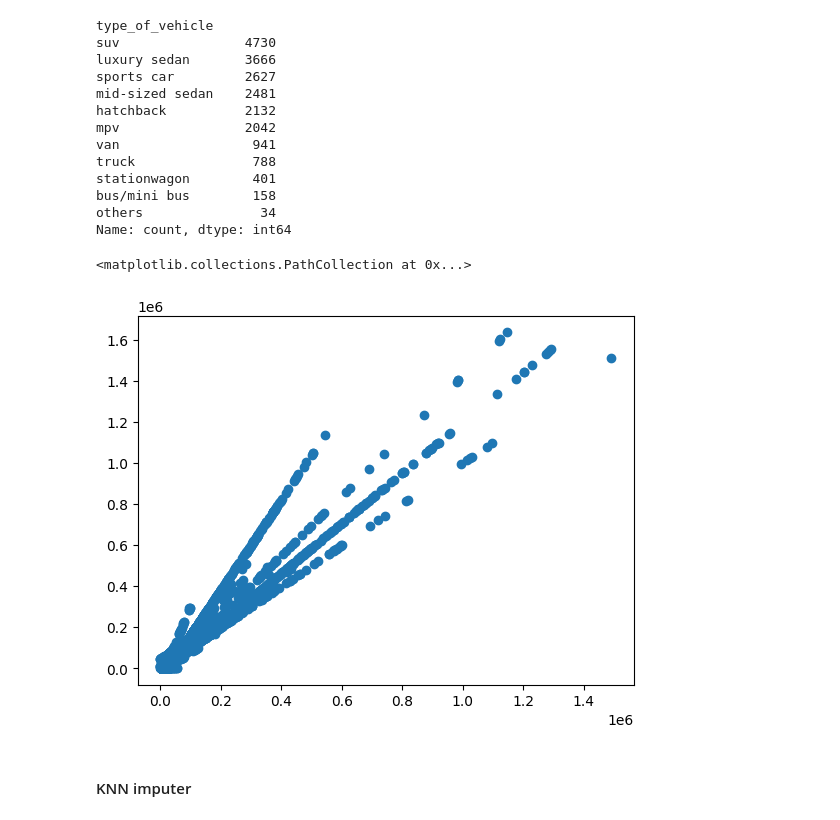
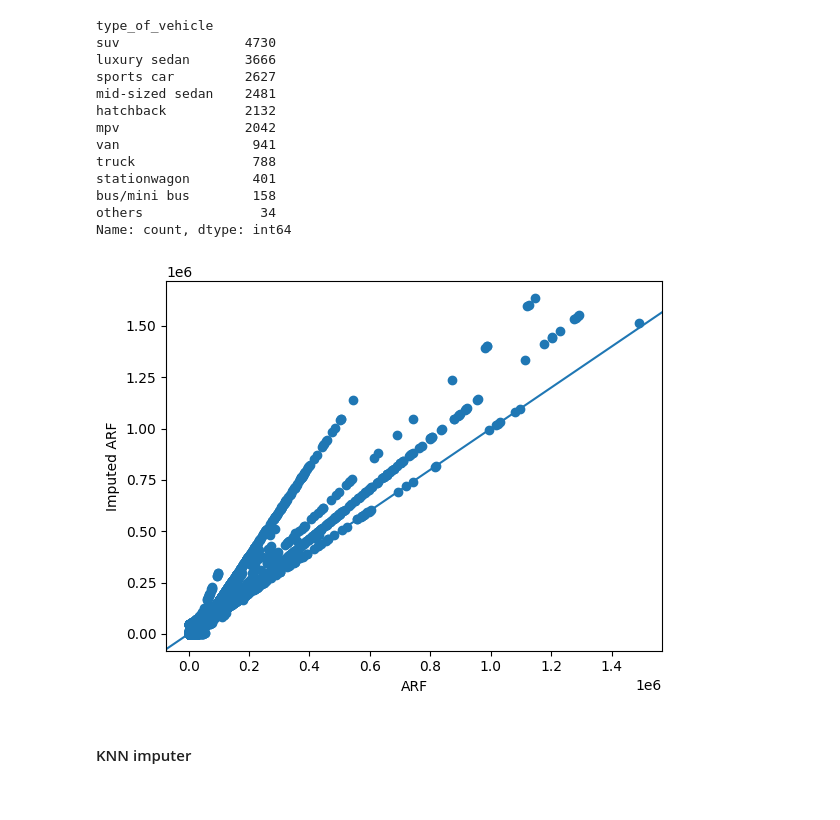
Before and after one commit to melloo21/CS5228_project, a Jupyter notebook: EDA_2.ipynb, the cells around one changed output. Drawn from its saved outputs; the diff is of its cells as text; code cells hidden in the pictures.

```diff
--- a/EDA_2.ipynb
+++ b/EDA_2.ipynb
@@ -949,9 +940,12 @@ others               34
 Name: count, dtype: int64
 # %%
 plt.scatter(train_df['arf'], train_df['arf_impute_formula'])
+plt.xlabel("ARF")
+plt.ylabel("Imputed ARF")
+plt.axline((0, 0), slope=1)
+plt.show()
 # %% [output]
-<matplotlib.collections.PathCollection at 0x...>
-[figure, old version]
+[figure, new version]
 # %% [markdown]
 #### KNN imputer
 # %%
```
Also changed, not shown: parts of 11 cells of this notebook, 2 other files.
